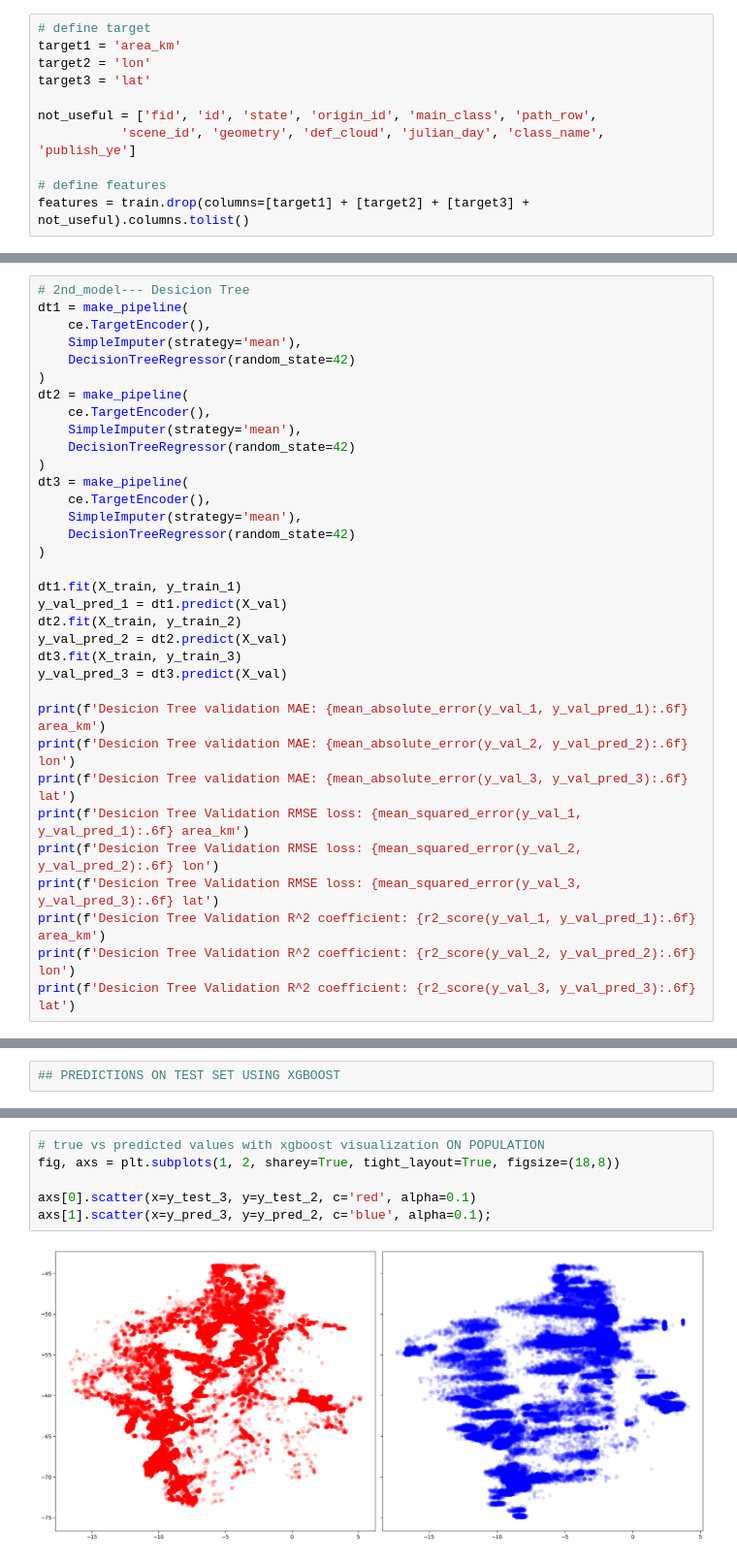
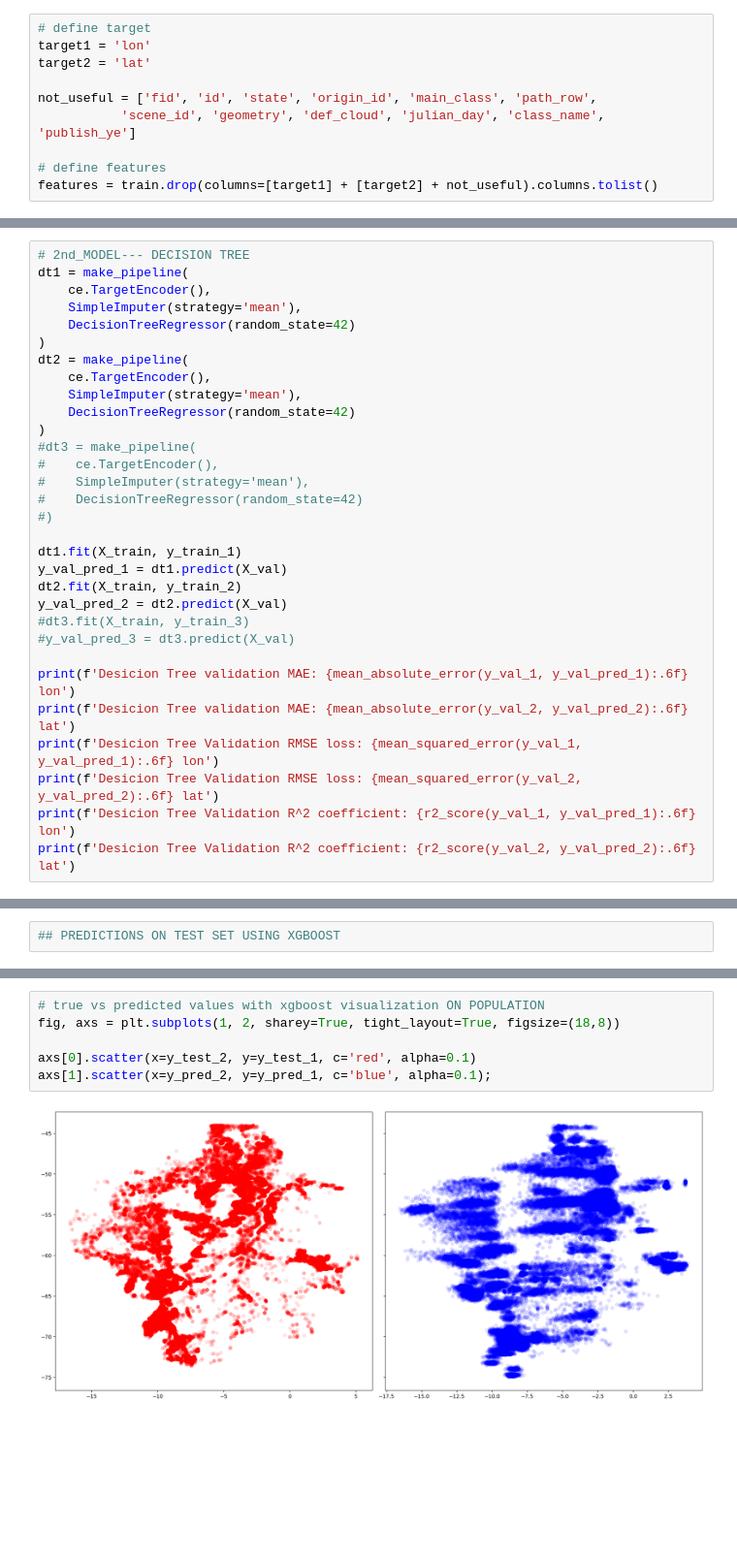
Before and after one commit to TechLabs-Berlin/st-birdsAI, a Jupyter notebook: P_BirdAI_1.ipynb, the cells around one changed output, grey strips where cells are left out. Shown at 97% size. Cells and saved outputs as stored; diff of their text form; blank space fills up the shorter version.

```diff
--- a/P_BirdAI_1.ipynb
+++ b/P_BirdAI_1.ipynb
@@ -240,14 +235,13 @@ test = test.round({"areakm_squared":3, 'lat':3, 'lon':3})
 # %%
 # define target
-target1 = 'area_km'
-target2 = 'lon'
-target3 = 'lat'
+target1 = 'lon'
+target2 = 'lat'
 
 not_useful = ['fid', 'id', 'state', 'origin_id', 'main_class', 'path_row',
            'scene_id', 'geometry', 'def_cloud', 'julian_day', 'class_name', 'publish_ye']
 
 # define features
-features = train.drop(columns=[target1] + [target2] + [target3] + not_useful).columns.tolist()
+features = train.drop(columns=[target1] + [target2] + not_useful).columns.tolist()
 # %%
 features
 # %% [output]
@@ -337,5 +321,5 @@ axs[1].scatter(x=y_val_pred_3, y=y_val_pred_2, c='blue', alpha=0.1);
 # %%
-# 2nd_model--- Desicion Tree
+# 2nd_MODEL--- DECISION TREE
 dt1 = make_pipeline(
     ce.TargetEncoder(),
     SimpleImputer(strategy='mean'),
@@ -346,26 +330,23 @@ dt2 = make_pipeline(
     SimpleImputer(strategy='mean'),
     DecisionTreeRegressor(random_state=42)
 )
-dt3 = make_pipeline(
-    ce.TargetEncoder(),
-    SimpleImputer(strategy='mean'),
-    DecisionTreeRegressor(random_state=42)
-)
+#dt3 = make_pipeline(
+#    ce.TargetEncoder(),
+#    SimpleImputer(strategy='mean'),
+#    DecisionTreeRegressor(random_state=42)
+#)
 
 dt1.fit(X_train, y_train_1)
 y_val_pred_1 = dt1.predict(X_val)
 dt2.fit(X_train, y_train_2)
 y_val_pred_2 = dt2.predict(X_val)
-dt3.fit(X_train, y_train_3)
-y_val_pred_3 = dt3.predict(X_val)
+#dt3.fit(X_train, y_train_3)
+#y_val_pred_3 = dt3.predict(X_val)
 
-print(f'Desicion Tree validation MAE: {mean_absolute_error(y_val_1, y_val_pred_1):.6f} area_km')
-print(f'Desicion Tree validation MAE: {mean_absolute_error(y_val_2, y_val_pred_2):.6f} lon')
-print(f'Desicion Tree validation MAE: {mean_absolute_error(y_val_3, y_val_pred_3):.6f} lat')
-print(f'Desicion Tree Validation RMSE loss: {mean_squared_error(y_val_1, y_val_pred_1):.6f} area_km')
-print(f'Desicion Tree Validation RMSE loss: {mean_squared_error(y_val_2, y_val_pred_2):.6f} lon')
-print(f'Desicion Tree Validation RMSE loss: {mean_squared_error(y_val_3, y_val_pred_3):.6f} lat')
-print(f'Desicion Tree Validation R^2 coefficient: {r2_score(y_val_1, y_val_pred_1):.6f} area_km')
-print(f'Desicion Tree Validation R^2 coefficient: {r2_score(y_val_2, y_val_pred_2):.6f} lon')
-print(f'Desicion Tree Validation R^2 coefficient: {r2_score(y_val_3, y_val_pred_3):.6f} lat')
+print(f'Desicion Tree validation MAE: {mean_absolute_error(y_val_1, y_val_pred_1):.6f} lon')
+print(f'Desicion Tree validation MAE: {mean_absolute_error(y_val_2, y_val_pred_2):.6f} lat')
+print(f'Desicion Tree Validation RMSE loss: {mean_squared_error(y_val_1, y_val_pred_1):.6f} lon')
+print(f'Desicion Tree Validation RMSE loss: {mean_squared_error(y_val_2, y_val_pred_2):.6f} lat')
+print(f'Desicion Tree Validation R^2 coefficient: {r2_score(y_val_1, y_val_pred_1):.6f} lon')
+print(f'Desicion Tree Validation R^2 coefficient: {r2_score(y_val_2, y_val_pred_2):.6f} lat')
 # %% [output]
@@ -602,9 +565,9 @@ y_pred_3 = xgb3.predict(X_test)
 # %%
 # true vs predicted values with xgboost visualization ON POPULATION
 fig, axs = plt.subplots(1, 2, sharey=True, tight_layout=True, figsize=(18,8))
 
-axs[0].scatter(x=y_test_3, y=y_test_2, c='red', alpha=0.1)
-axs[1].scatter(x=y_pred_3, y=y_pred_2, c='blue', alpha=0.1);
+axs[0].scatter(x=y_test_2, y=y_test_1, c='red', alpha=0.1)
+axs[1].scatter(x=y_pred_2, y=y_pred_1, c='blue', alpha=0.1);
 # %% [output]
-[figure, old version]
+[figure, new version]
 # %%
```
Also changed, not shown: parts of 48 cells of this notebook.
